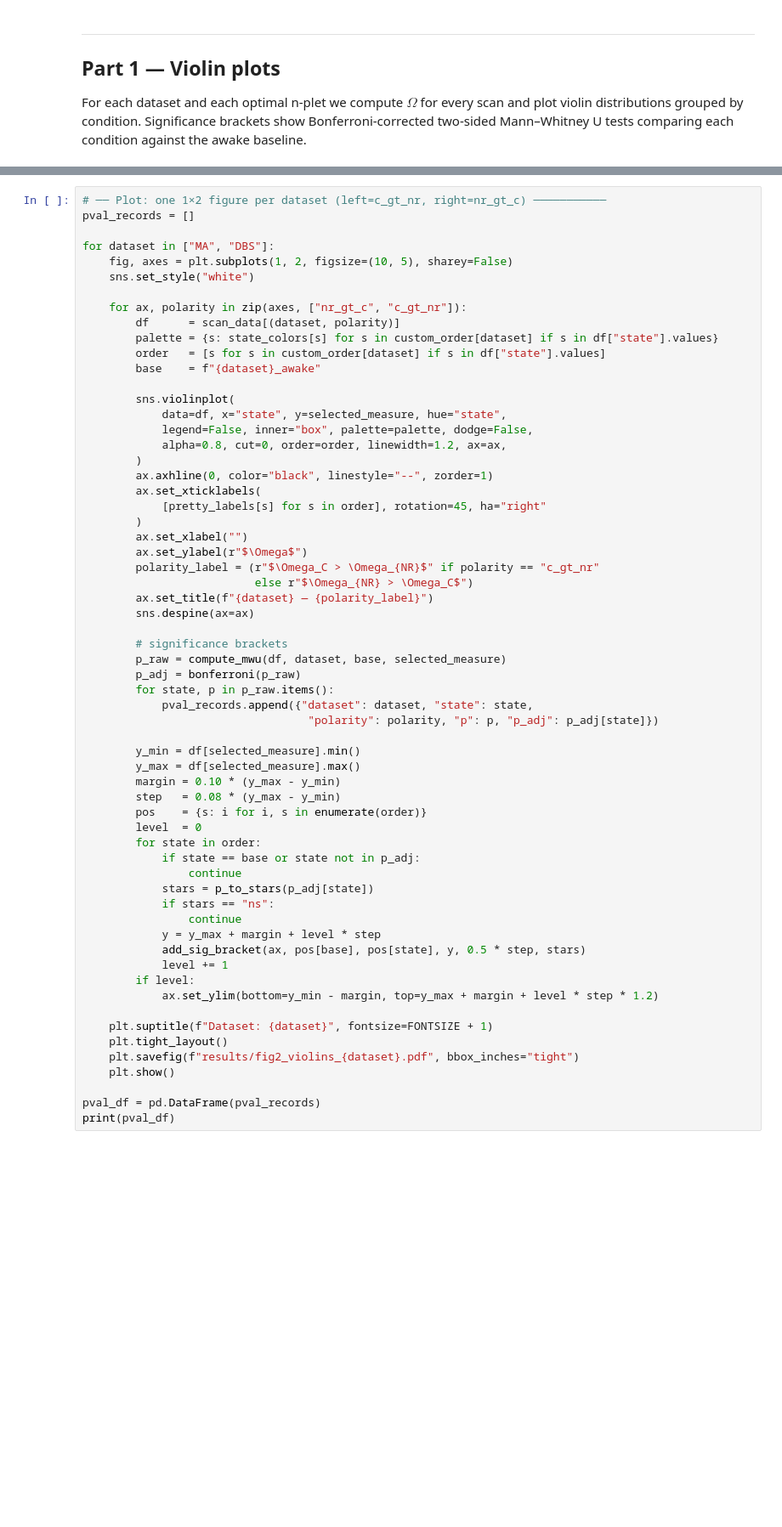
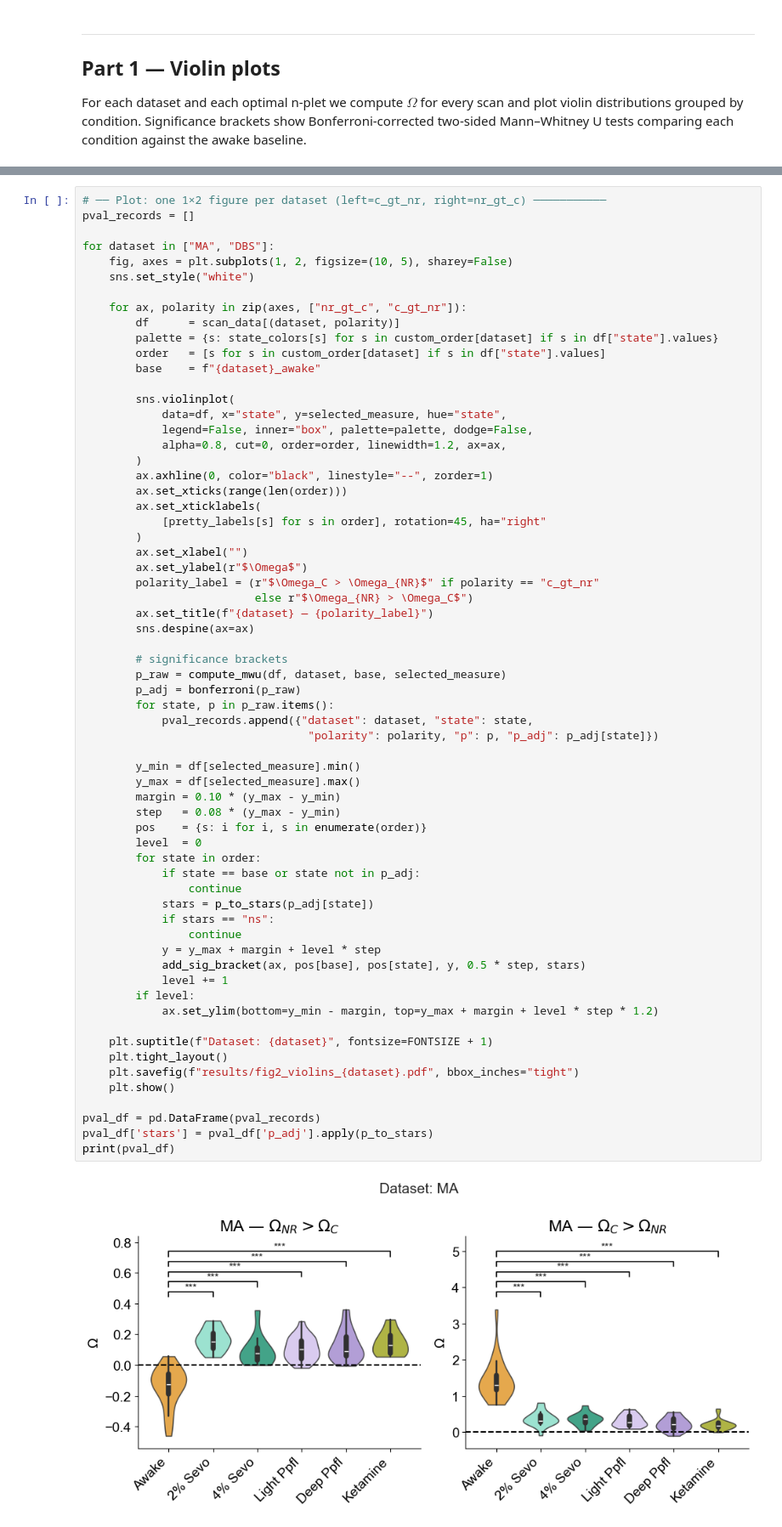
Before and after one commit to camilo-espinosa/high-order-anesthesia, a Jupyter notebook: notebooks/R1_discrimination/R1_C_fig2.ipynb, the cells around one changed output, grey strips where cells are left out. Shown at 85% size. Saved outputs shown, nothing was run; the diff lists cells and outputs as text; blank space fills up the shorter version.

```diff
--- a/notebooks/R1_discrimination/R1_C_fig2.ipynb
+++ b/notebooks/R1_discrimination/R1_C_fig2.ipynb
@@ -218,6 +222,7 @@ for dataset in ["MA", "DBS"]:
             alpha=0.8, cut=0, order=order, linewidth=1.2, ax=ax,
         )
         ax.axhline(0, color="black", linestyle="--", zorder=1)
+        ax.set_xticks(range(len(order)))
         ax.set_xticklabels(
             [pretty_labels[s] for s in order], rotation=45, ha="right"
         )
@@ -233,30 +238,33 @@ for dataset in ["MA", "DBS"]:
         p_adj = bonferroni(p_raw)
         for state, p in p_raw.items():
             pval_records.append({"dataset": dataset, "state": state,
                                   "polarity": polarity, "p": p, "p_adj": p_adj[state]})
 
         y_min = df[selected_measure].min()
         y_max = df[selected_measure].max()
         margin = 0.10 * (y_max - y_min)
         step   = 0.08 * (y_max - y_min)
         pos    = {s: i for i, s in enumerate(order)}
         level  = 0
         for state in order:
             if state == base or state not in p_adj:
                 continue
             stars = p_to_stars(p_adj[state])
             if stars == "ns":
                 continue
             y = y_max + margin + level * step
             add_sig_bracket(ax, pos[base], pos[state], y, 0.5 * step, stars)
             level += 1
         if level:
             ax.set_ylim(bottom=y_min - margin, top=y_max + margin + level * step * 1.2)
 
     plt.suptitle(f"Dataset: {dataset}", fontsize=FONTSIZE + 1)
     plt.tight_layout()
     plt.savefig(f"results/fig2_violins_{dataset}.pdf", bbox_inches="tight")
     plt.show()
 
 pval_df = pd.DataFrame(pval_records)
+pval_df['stars'] = pval_df['p_adj'].apply(p_to_stars)
 print(pval_df)
+# %% [output]
+[figure, added]
```
Also changed, not shown: parts of 8 cells of this notebook, 14 other files.
